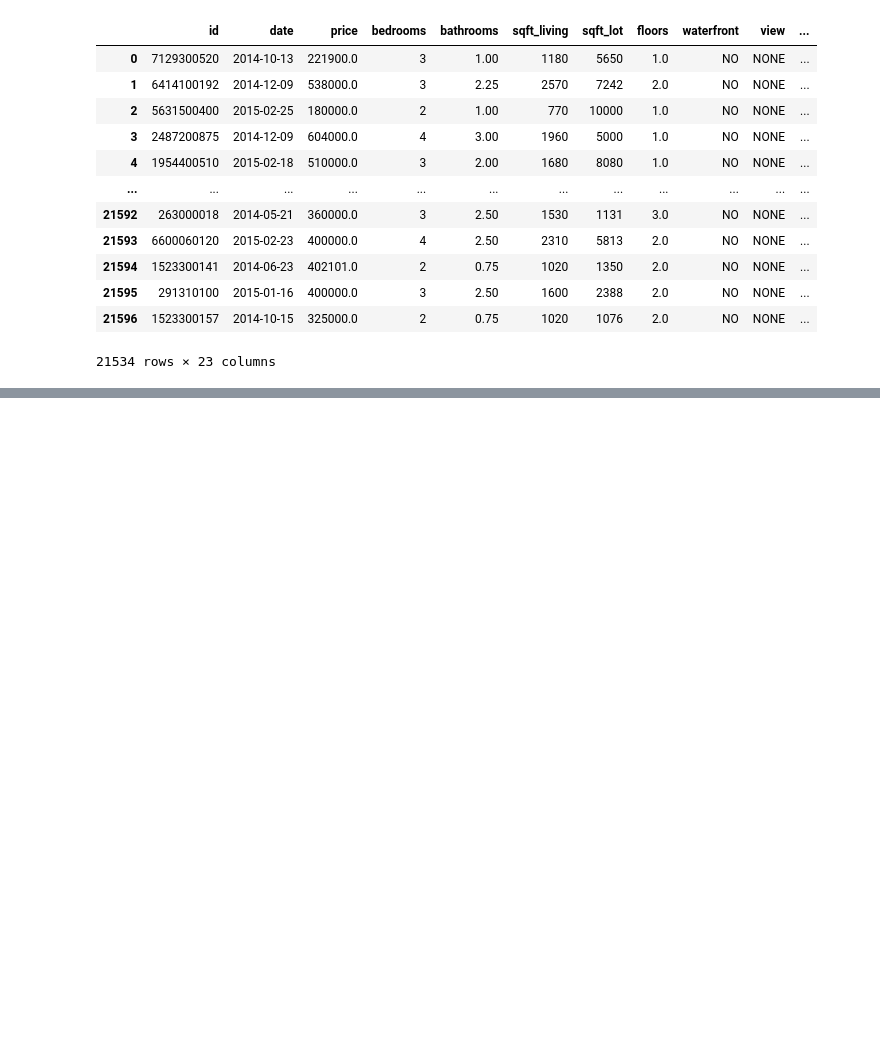
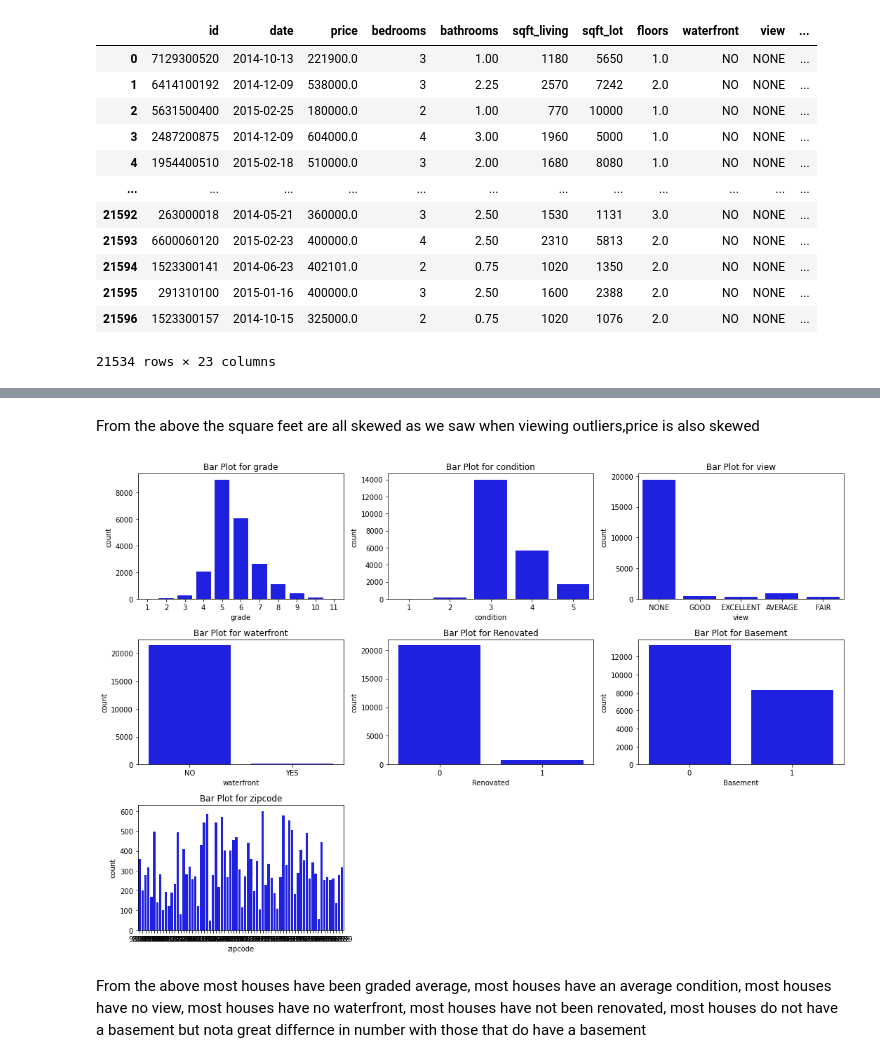
Before and after one commit to CrystalW123/dsc-phase-2-project-v2-3, a Jupyter notebook: student.ipynb, the cells around one changed output, grey strips where cells are left out. Cells and saved outputs as stored; diff of their text form; code cells hidden in the pictures; blank space fills up the shorter version.

```diff
--- a/student.ipynb
+++ b/student.ipynb
@@ -501,0 +541,38 @@ df_house['Basement'] = df_house['sqft_basement'].apply(lambda x: 0 if x == 0 els
+# %% [markdown]
+From the above the square feet are all skewed as we saw when viewing outliers,price is also skewed
+# %%
+# Now let us take a look at the categorical columns
+columns2 = ['grade', 'condition', 'view', 'waterfront','Renovated', 'Basement', 'zipcode']
+
+num_columns = 3  # Number of columns in the grid
+num_rows = (len(columns2) + num_columns - 1) // num_columns
+
+fig, axes = plt.subplots(num_rows, num_columns, figsize=(15, 10))
+
+# Flatten the axes if there's only one row or one column
+if num_rows == 1:
+    axes = axes.reshape(1, -1)
+elif num_columns == 1:
+    axes = axes.reshape(-1, 1)
+
+# Plot histograms in the subplots
+for i, column in enumerate(columns2):
+    row_index = i // num_columns
+    col_index = i % num_columns
+    ax = axes[row_index, col_index]
+
+    sns.countplot(data=df_house, x=column, color='blue', ax=ax)
+    ax.set_title(f'Bar Plot for {column}')
+# Remove empty subplots if the number of subplots is less than the number of columns * rows
+if len(columns2) < num_columns * num_rows:
+    for i in range(len(columns2), num_columns * num_rows):
+        row_index = i // num_columns
+        col_index = i % num_columns
+        fig.delaxes(axes[row_index, col_index])
+
+plt.tight_layout()
+plt.show()
+# %% [output]
+[figure, added]
+# %% [markdown]
+From the above most houses have been graded average, most houses have an average condition, most houses have no view, most houses have no waterfront, most houses have not been renovated, most houses do not have a basement but nota great differnce in number with those that do have a basement
```
Also changed, not shown: parts of 5 cells of this notebook.
